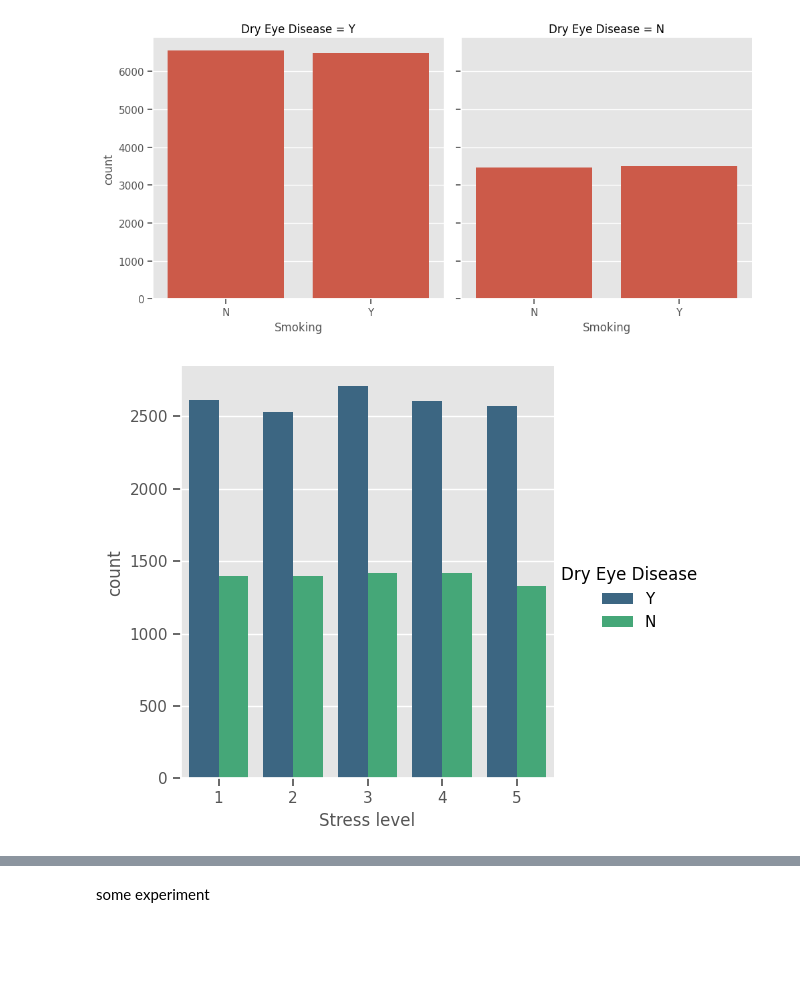
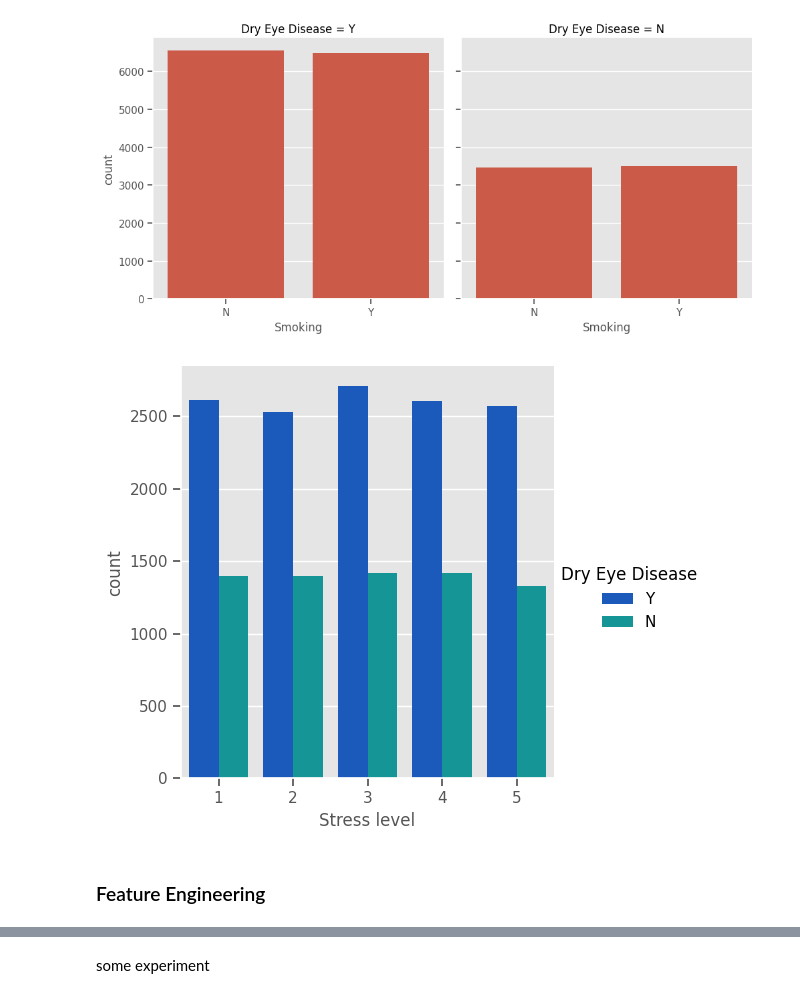
Before and after one commit to Jonkkeyler333/Deteccion_sindrome_ojo_seco, a Jupyter notebook: main.ipynb, the cells around one changed output, grey strips where cells are left out. Cells and saved outputs as stored; diff of their text form; code cells hidden in the pictures; blank space fills up the shorter version.

```diff
--- a/main.ipynb
+++ b/main.ipynb
@@ -117,8 +117,8 @@ plt.show()
 # %% [output]
 [figure]
 # %%
-imc=df['Weight']/((df['Height']/100)**2)
-plt.hist(imc,bins=bins,color="royalblue")
+df['imc']=df['Weight']/((df['Height']/100)**2)
+plt.hist(df['imc'],bins=bins,color="royalblue")
 plt.title('IMC Distribution of people')
 plt.show()
 # %% [output]
@@ -152,7 +159,9 @@ plt.show()
 # %% [output]
 [figure]
 # %%
-sns.catplot(x='Stress level',kind='count',data=df,hue='Dry Eye Disease',palette='viridis')
+sns.catplot(x='Stress level',kind='count',data=df,hue='Dry Eye Disease',palette='winter')
 plt.show()
 # %% [output]
-[figure, old version]
+[figure, new version]
+# %% [markdown]
+### Feature Engineering
```
Also changed, not shown: parts of 10 cells of this notebook.
